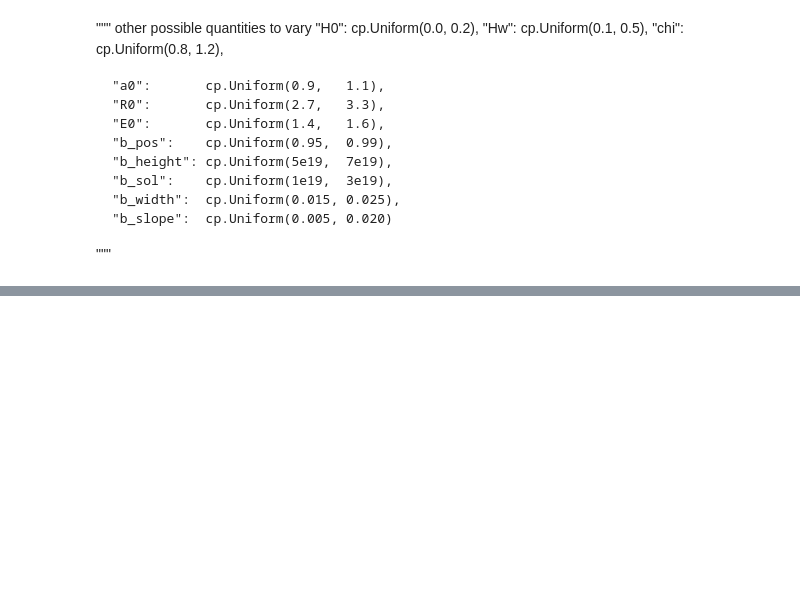
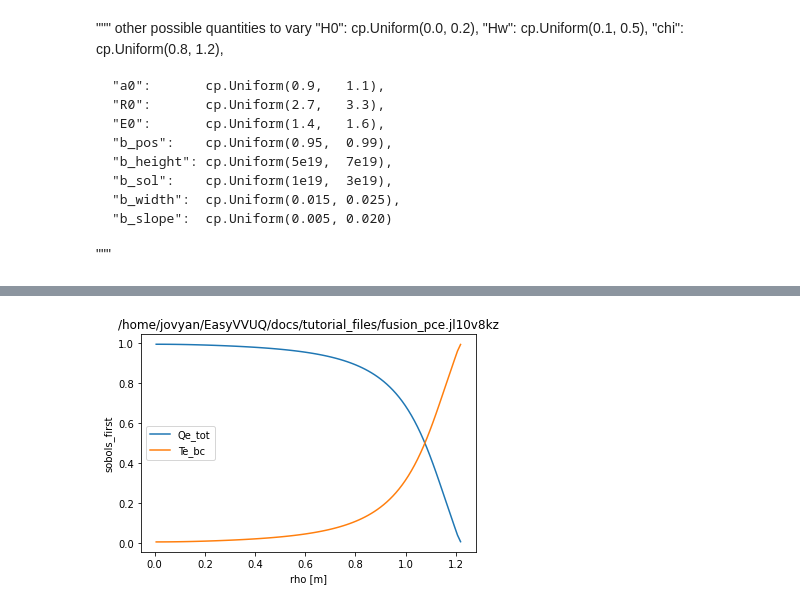
Before and after one commit to UCL-CCS/EasyVVUQ, a Jupyter notebook: docs/tutorial_files/easyvvuq_fusion_tutorial.ipynb, the cells around one changed output, grey strips where cells are left out. Saved outputs shown, nothing was run; the diff lists cells and outputs as text; code cells hidden in the pictures; blank space fills up the shorter version.

```diff
--- a/docs/tutorial_files/easyvvuq_fusion_tutorial.ipynb
+++ b/docs/tutorial_files/easyvvuq_fusion_tutorial.ipynb
@@ -160,0 +194,11 @@ Text(0.5, 1.0, '/Users/dpc/GIT.local/EasyVVUQ/docs/tutorial_files/fusion_pce.me3
+# %%
+# plot the first Sobol results
+
+plt.figure()
+for k in results.sobols_first()['te'].keys(): plt.plot(rho, results.sobols_first()['te'][k], label=k)
+plt.legend(loc=0)
+plt.xlabel('rho [m]')
+plt.ylabel('sobols_first')
+plt.title(my_campaign.campaign_dir);
+# %% [output]
+[figure, added]
```
Also changed, not shown: parts of 13 cells of this notebook.
